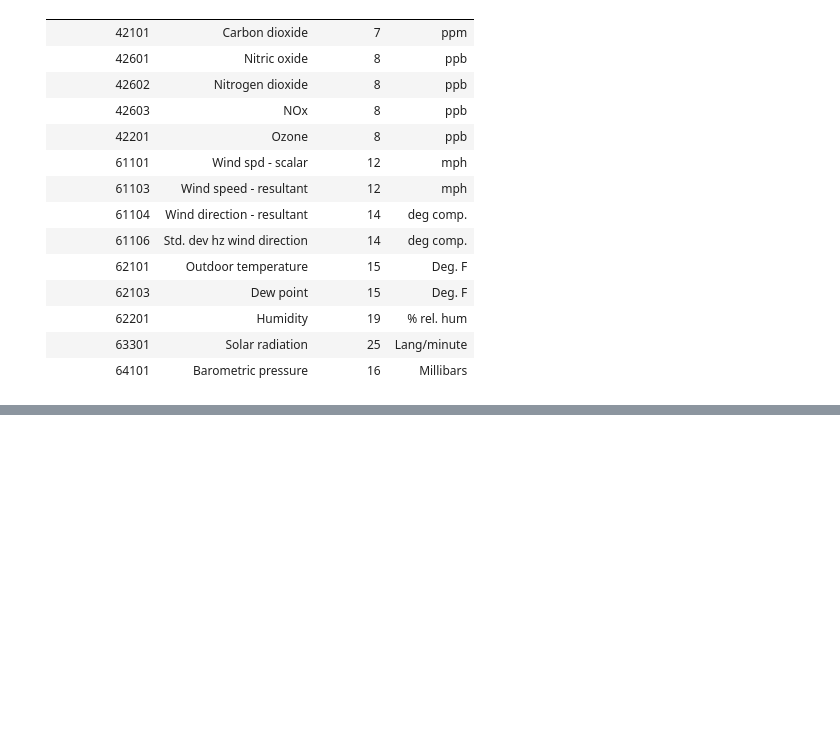
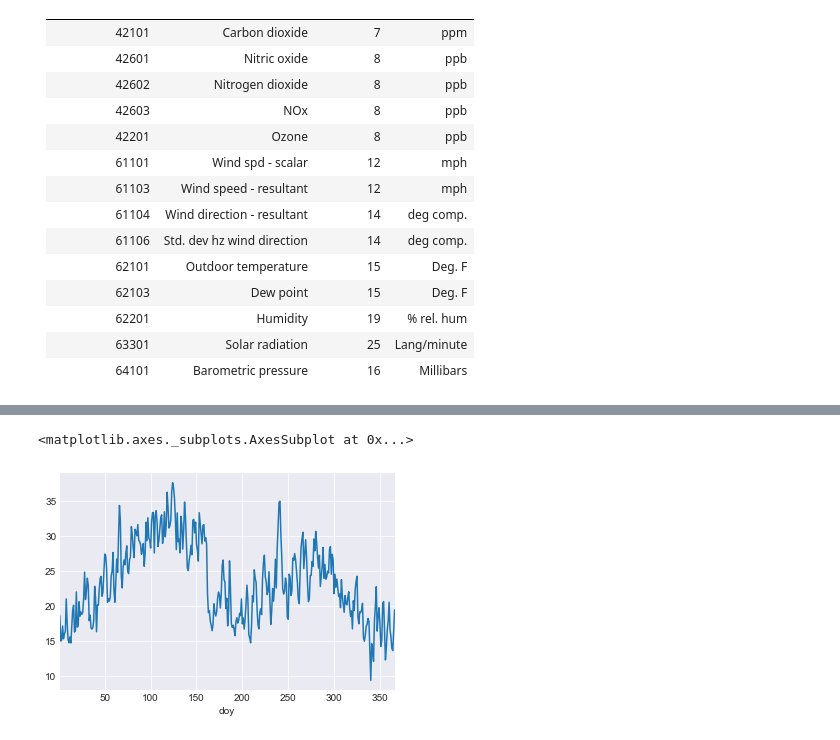
Before and after one commit to phuston/aq_houston, a Jupyter notebook: data_exploration/data_exploration.ipynb, the cells around one changed output, grey strips where cells are left out. Saved outputs shown, nothing was run; the diff lists cells and outputs as text; code cells hidden in the pictures; blank space fills up the shorter version.

```diff
--- a/data_exploration/data_exploration.ipynb
+++ b/data_exploration/data_exploration.ipynb
@@ -72,0 +107,4 @@ gb['Unit Cd'].describe()
+# %%
+ozone_df.index = ozone_df.Datetime
+ozone_df.sort_index(inplace=True)
+ozone_df.head()
@@ -72,0 +119,8 @@ gb['Unit Cd'].describe()
+# %%
+ozone_df['doy'] = ozone_df.index.dayofyear
+# %%
+annual_mean = ozone_df.groupby('doy').Value.mean()
+annual_mean.plot()
+# %% [output]
+<matplotlib.axes._subplots.AxesSubplot at 0x...>
+[figure, added]
```
Also changed, not shown: parts of 19 cells of this notebook.
